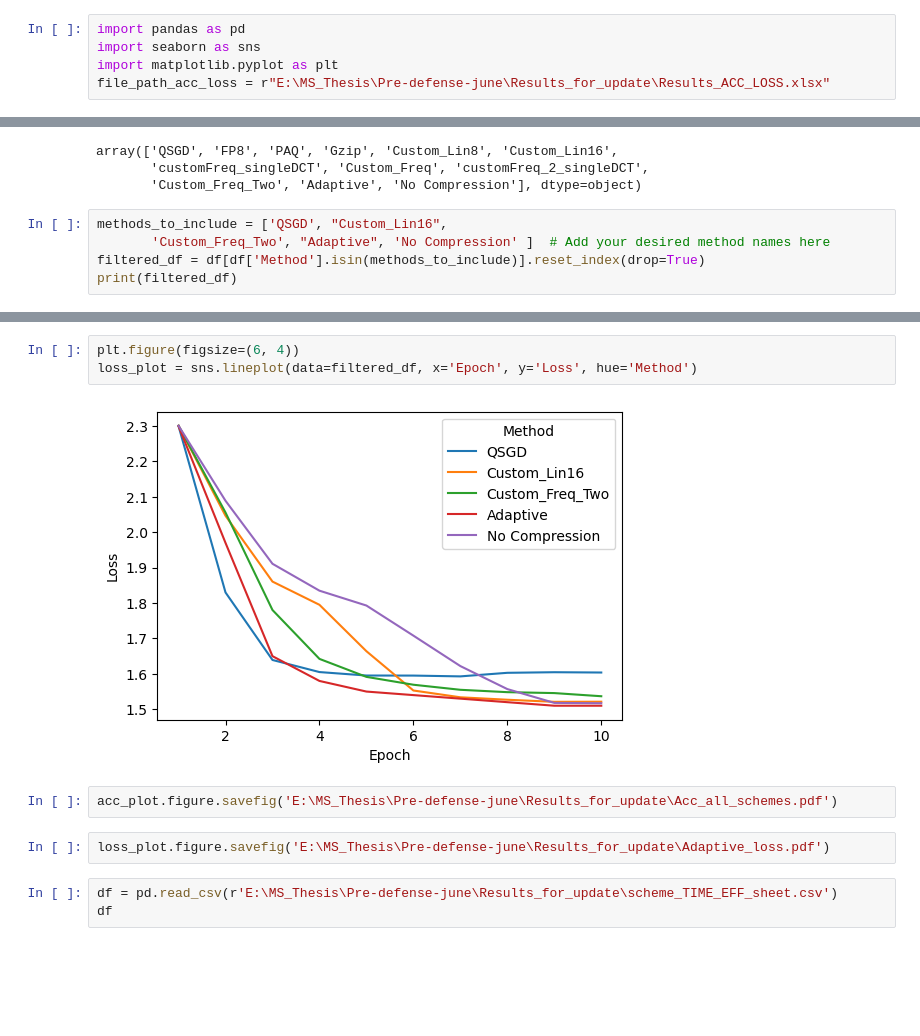
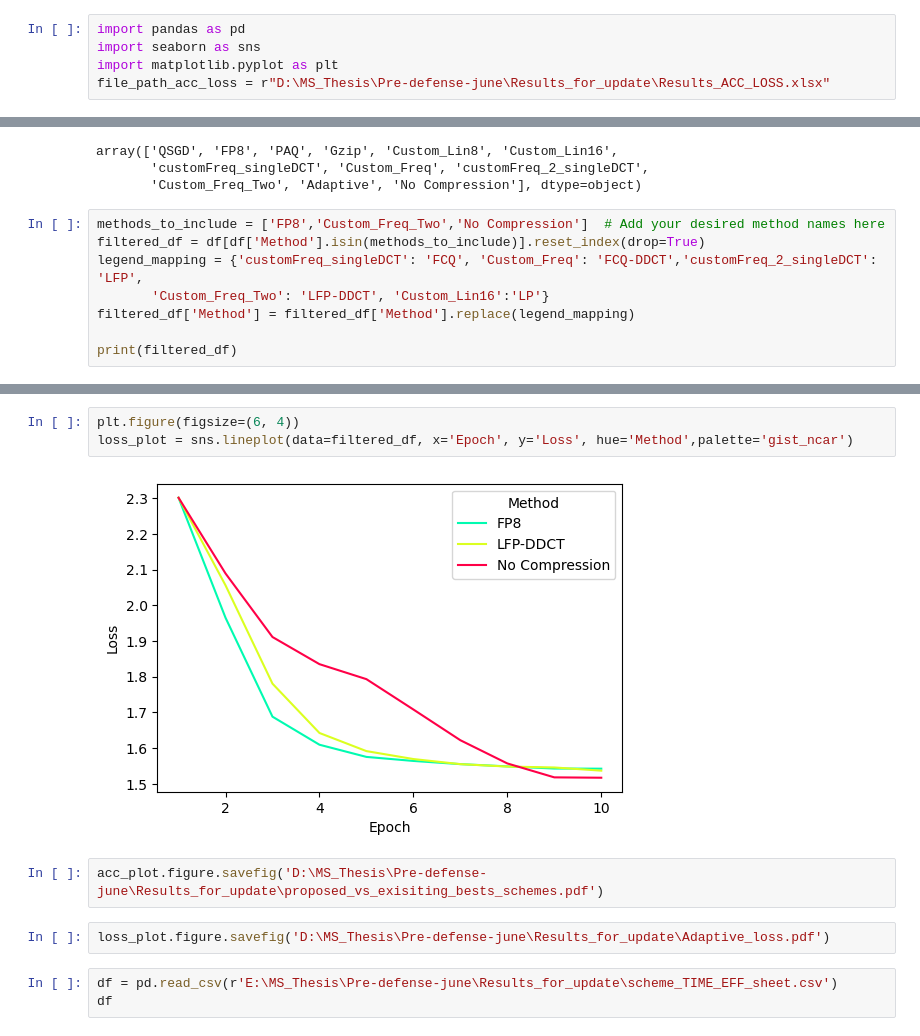
Before and after one commit to faiza-sfa/FedQuantization, a Jupyter notebook: result_plotting.ipynb, the cells around one changed output, grey strips where cells are left out. Saved outputs shown, nothing was run; the diff lists cells and outputs as text; blank space fills up the shorter version.

```diff
--- a/result_plotting.ipynb
+++ b/result_plotting.ipynb
@@ -2,7 +2,7 @@
 import pandas as pd
 import seaborn as sns
 import matplotlib.pyplot as plt
-file_path_acc_loss = r"E:\MS_Thesis\Pre-defense-june\Results_for_update\Results_ACC_LOSS.xlsx"
+file_path_acc_loss = r"D:\MS_Thesis\Pre-defense-june\Results_for_update\Results_ACC_LOSS.xlsx"
 # %%
 df = pd.read_excel(file_path_acc_loss)
 df
@@ -27,8 +43,11 @@ array(['QSGD', 'FP8', 'PAQ', 'Gzip', 'Custom_Lin8', 'Custom_Lin16',
        'customFreq_singleDCT', 'Custom_Freq', 'customFreq_2_singleDCT',
        'Custom_Freq_Two', 'Adaptive', 'No Compression'], dtype=object)
 # %%
-methods_to_include = ['QSGD', "Custom_Lin16",
-       'Custom_Freq_Two', "Adaptive", 'No Compression' ]  # Add your desired method names here
+methods_to_include = ['FP8','Custom_Freq_Two','No Compression']  # Add your desired method names here
 filtered_df = df[df['Method'].isin(methods_to_include)].reset_index(drop=True)
+legend_mapping = {'customFreq_singleDCT': 'FCQ', 'Custom_Freq': 'FCQ-DDCT','customFreq_2_singleDCT': 'LFP',
+       'Custom_Freq_Two': 'LFP-DDCT', 'Custom_Lin16':'LP'}
+filtered_df['Method'] = filtered_df['Method'].replace(legend_mapping)
+
 print(filtered_df)
 # %% [output]
@@ -58,12 +77,12 @@ ValueError: 'lisso' is not a valid palette name
 # %%
 plt.figure(figsize=(6, 4))
-loss_plot = sns.lineplot(data=filtered_df, x='Epoch', y='Loss', hue='Method')
+loss_plot = sns.lineplot(data=filtered_df, x='Epoch', y='Loss', hue='Method',palette='gist_ncar')
 # %% [output]
-[figure, old version]
+[figure, new version]
 # %%
-acc_plot.figure.savefig('E:\MS_Thesis\Pre-defense-june\Results_for_update\Acc_all_schemes.pdf')
+acc_plot.figure.savefig('D:\MS_Thesis\Pre-defense-june\Results_for_update\proposed_vs_exisiting_bests_schemes.pdf')
 # %%
-loss_plot.figure.savefig('E:\MS_Thesis\Pre-defense-june\Results_for_update\Adaptive_loss.pdf')
+loss_plot.figure.savefig('D:\MS_Thesis\Pre-defense-june\Results_for_update\Adaptive_loss.pdf')
 # %%
 df = pd.read_csv(r'E:\MS_Thesis\Pre-defense-june\Results_for_update\scheme_TIME_EFF_sheet.csv')
 df
```
Also changed, not shown: parts of 15 cells of this notebook, 5 other files.
